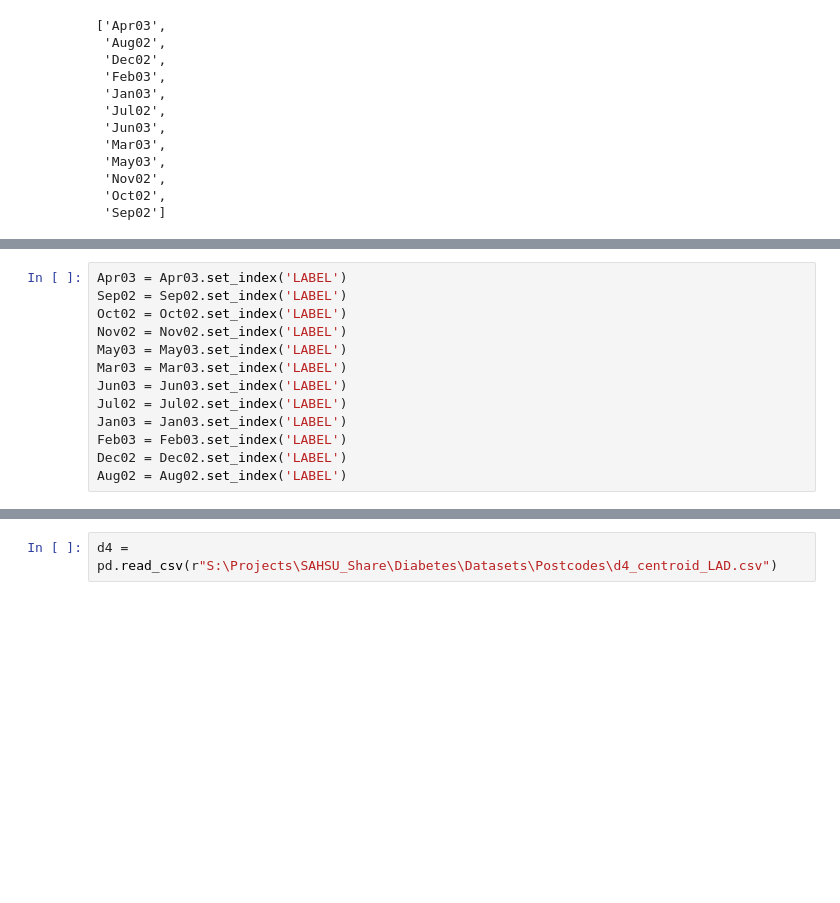
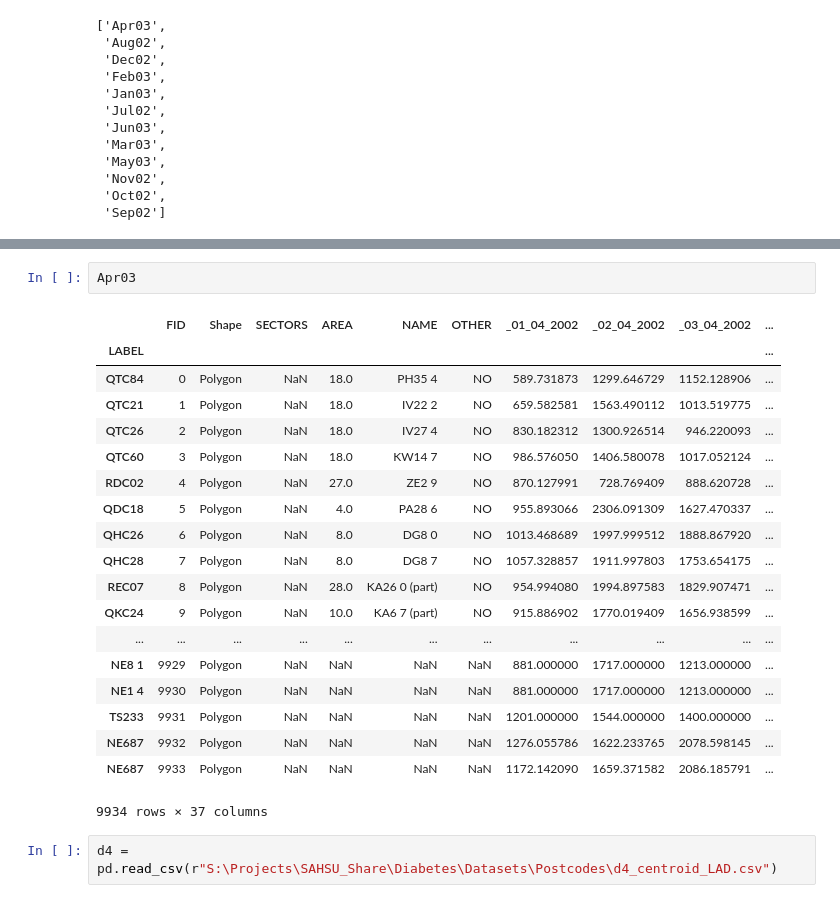
Before and after one commit to annalisasheehan/ICL_Diabetes, a Jupyter notebook: UV_postcode_district.ipynb, the cells around one changed output, grey strips where cells are left out. Cells and saved outputs as stored; diff of their text form; blank space fills up the shorter version.

```diff
--- a/UV_postcode_district.ipynb
+++ b/UV_postcode_district.ipynb
@@ -104,13 +95,0 @@ AttributeError: 'str' object has no attribute 'set_index'
-# %%
-Apr03 = Apr03.set_index('LABEL')
-Sep02 = Sep02.set_index('LABEL')
-Oct02 = Oct02.set_index('LABEL')
-Nov02 = Nov02.set_index('LABEL')
-May03 = May03.set_index('LABEL')
-Mar03 = Mar03.set_index('LABEL')
-Jun03 = Jun03.set_index('LABEL')
-Jul02 = Jul02.set_index('LABEL')
-Jan03 = Jan03.set_index('LABEL')
-Feb03 = Feb03.set_index('LABEL')
-Dec02 = Dec02.set_index('LABEL')
-Aug02 = Aug02.set_index('LABEL')
@@ -117,3 +105,25 @@ Aug02 = Aug02.set_index('LABEL')
+# %%
+Apr03
+# %% [output]
+|  | FID | Shape | SECTORS | AREA | NAME | OTHER | _01_04_2002 | _02_04_2002 | _03_04_2002 | ... |
+| LABEL |  |  |  |  |  |  |  |  |  | ... |
+| QTC84 | 0 | Polygon | NaN | 18.0 | PH35 4 | NO | 589.731873 | 1299.646729 | 1152.128906 | ... |
+| QTC21 | 1 | Polygon | NaN | 18.0 | IV22 2 | NO | 659.582581 | 1563.490112 | 1013.519775 | ... |
+| QTC26 | 2 | Polygon | NaN | 18.0 | IV27 4 | NO | 830.182312 | 1300.926514 | 946.220093 | ... |
+| QTC60 | 3 | Polygon | NaN | 18.0 | KW14 7 | NO | 986.576050 | 1406.580078 | 1017.052124 | ... |
+| RDC02 | 4 | Polygon | NaN | 27.0 | ZE2 9 | NO | 870.127991 | 728.769409 | 888.620728 | ... |
+| QDC18 | 5 | Polygon | NaN | 4.0 | PA28 6 | NO | 955.893066 | 2306.091309 | 1627.470337 | ... |
+| QHC26 | 6 | Polygon | NaN | 8.0 | DG8 0 | NO | 1013.468689 | 1997.999512 | 1888.867920 | ... |
+| QHC28 | 7 | Polygon | NaN | 8.0 | DG8 7 | NO | 1057.328857 | 1911.997803 | 1753.654175 | ... |
+| REC07 | 8 | Polygon | NaN | 28.0 | KA26 0 (part) | NO | 954.994080 | 1994.897583 | 1829.907471 | ... |
+| QKC24 | 9 | Polygon | NaN | 10.0 | KA6 7 (part) | NO | 915.886902 | 1770.019409 | 1656.938599 | ... |
+| ... | ... | ... | ... | ... | ... | ... | ... | ... | ... | ... |
+| NE8 1 | 9929 | Polygon | NaN | NaN | NaN | NaN | 881.000000 | 1717.000000 | 1213.000000 | ... |
+| NE1 4 | 9930 | Polygon | NaN | NaN | NaN | NaN | 881.000000 | 1717.000000 | 1213.000000 | ... |
+| TS233 | 9931 | Polygon | NaN | NaN | NaN | NaN | 1201.000000 | 1544.000000 | 1400.000000 | ... |
+| NE687 | 9932 | Polygon | NaN | NaN | NaN | NaN | 1276.055786 | 1622.233765 | 2078.598145 | ... |
+| NE687 | 9933 | Polygon | NaN | NaN | NaN | NaN | 1172.142090 | 1659.371582 | 2086.185791 | ... |
+9934 rows × 37 columns
 # %%
 d4 = pd.read_csv(r"S:\Projects\SAHSU_Share\Diabetes\Datasets\Postcodes\d4_centroid_LAD.csv")
 # %%
```
Also changed, not shown: parts of 5 cells of this notebook.
